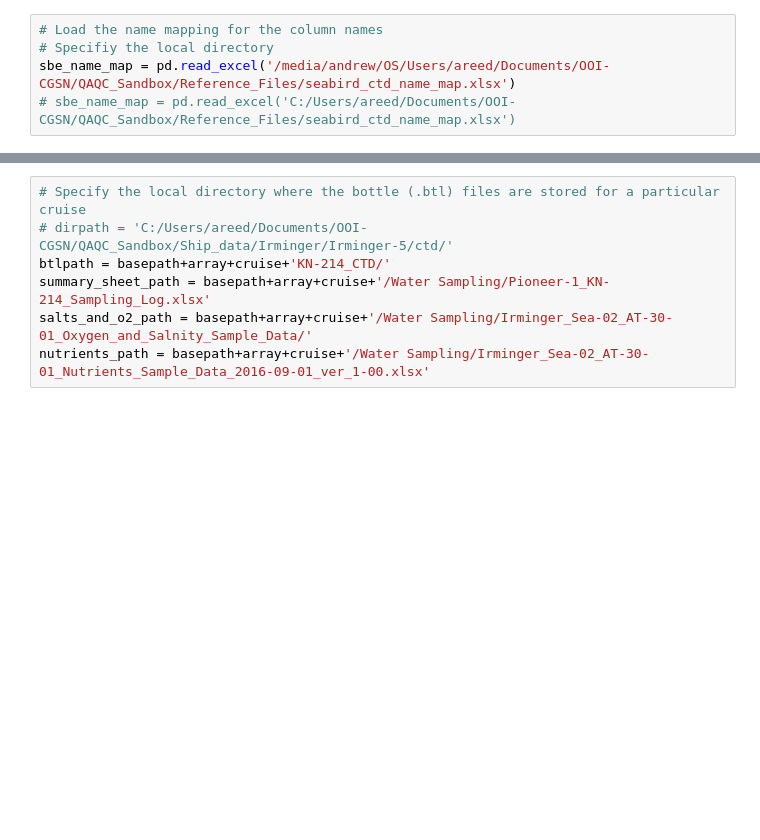
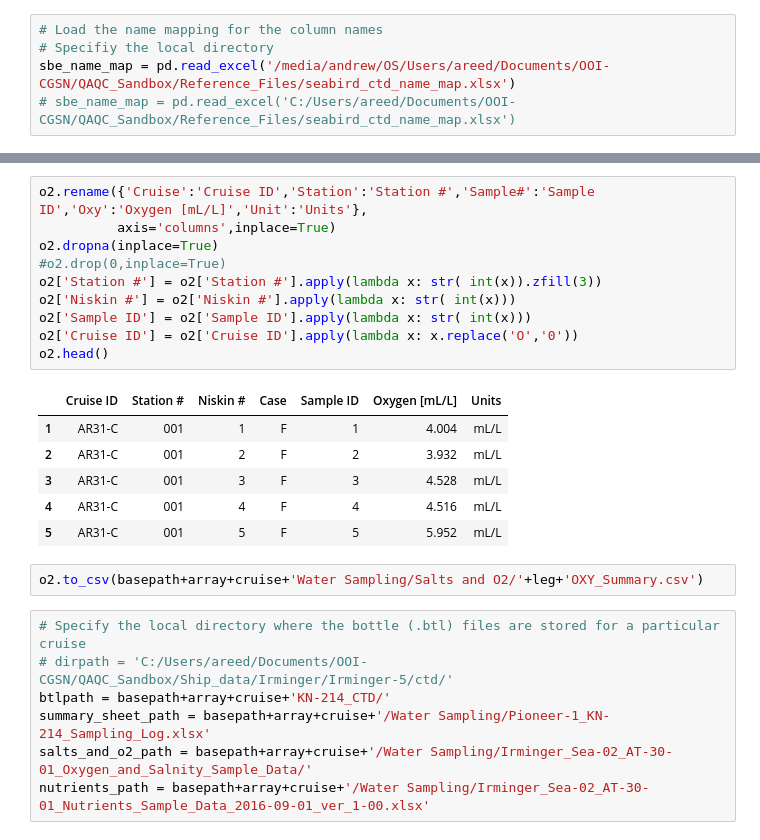
Before and after one commit to cooleyky/QAQC_Sandbox, a Jupyter notebook: Ship_data/btl_file_processing.ipynb, the cells around one changed output, grey strips where cells are left out. Saved outputs shown, nothing was run; the diff lists cells and outputs as text; blank space fills up the shorter version.

```diff
--- a/Ship_data/btl_file_processing.ipynb
+++ b/Ship_data/btl_file_processing.ipynb
@@ -210,3 +192,22 @@ pd.read_excel(basepath+array+cruise+'Water Sampling/Salts and O2/0003A001SAL.xls
+# %%
+o2.rename({'Cruise':'Cruise ID','Station':'Station #','Sample#':'Sample ID','Oxy':'Oxygen [mL/L]','Unit':'Units'},
+          axis='columns',inplace=True)
+o2.dropna(inplace=True)
+#o2.drop(0,inplace=True)
+o2['Station #'] = o2['Station #'].apply(lambda x: str( int(x)).zfill(3))
+o2['Niskin #'] = o2['Niskin #'].apply(lambda x: str( int(x)))
+o2['Sample ID'] = o2['Sample ID'].apply(lambda x: str( int(x)))
+o2['Cruise ID'] = o2['Cruise ID'].apply(lambda x: x.replace('O','0'))
+o2.head()
+# %% [output]
+|  | Cruise ID | Station # | Niskin # | Case | Sample ID | Oxygen [mL/L] | Units |
+| 1 | AR31-C | 001 | 1 | F | 1 | 4.004 | mL/L |
+| 2 | AR31-C | 001 | 2 | F | 2 | 3.932 | mL/L |
+| 3 | AR31-C | 001 | 3 | F | 3 | 4.528 | mL/L |
+| 4 | AR31-C | 001 | 4 | F | 4 | 4.516 | mL/L |
+| 5 | AR31-C | 001 | 5 | F | 5 | 5.952 | mL/L |
+# %%
+o2.to_csv(basepath+array+cruise+'Water Sampling/Salts and O2/'+leg+'OXY_Summary.csv')
 # %%
 # Specify the local directory where the bottle (.btl) files are stored for a particular cruise
 # dirpath = 'C:/Users/areed/Documents/OOI-CGSN/QAQC_Sandbox/Ship_data/Irminger/Irminger-5/ctd/'
```
Also changed, not shown: parts of 26 cells of this notebook.
